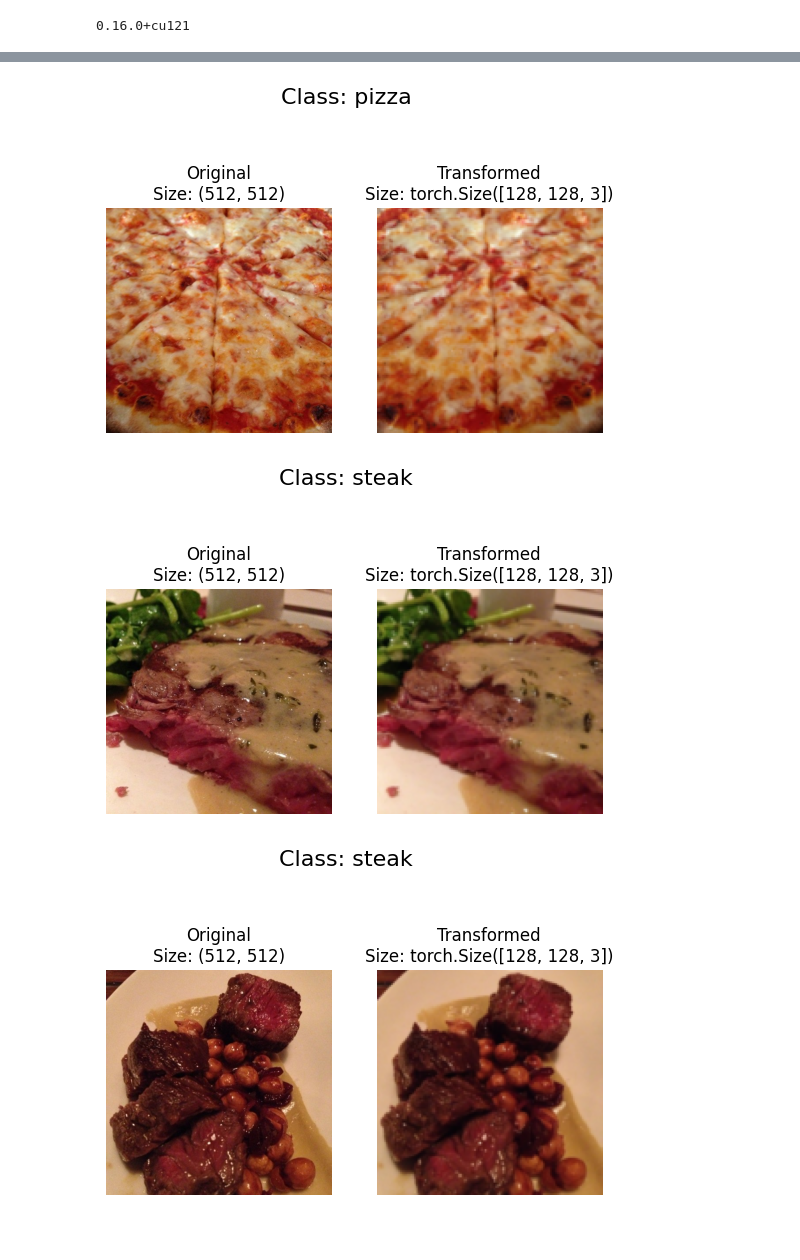
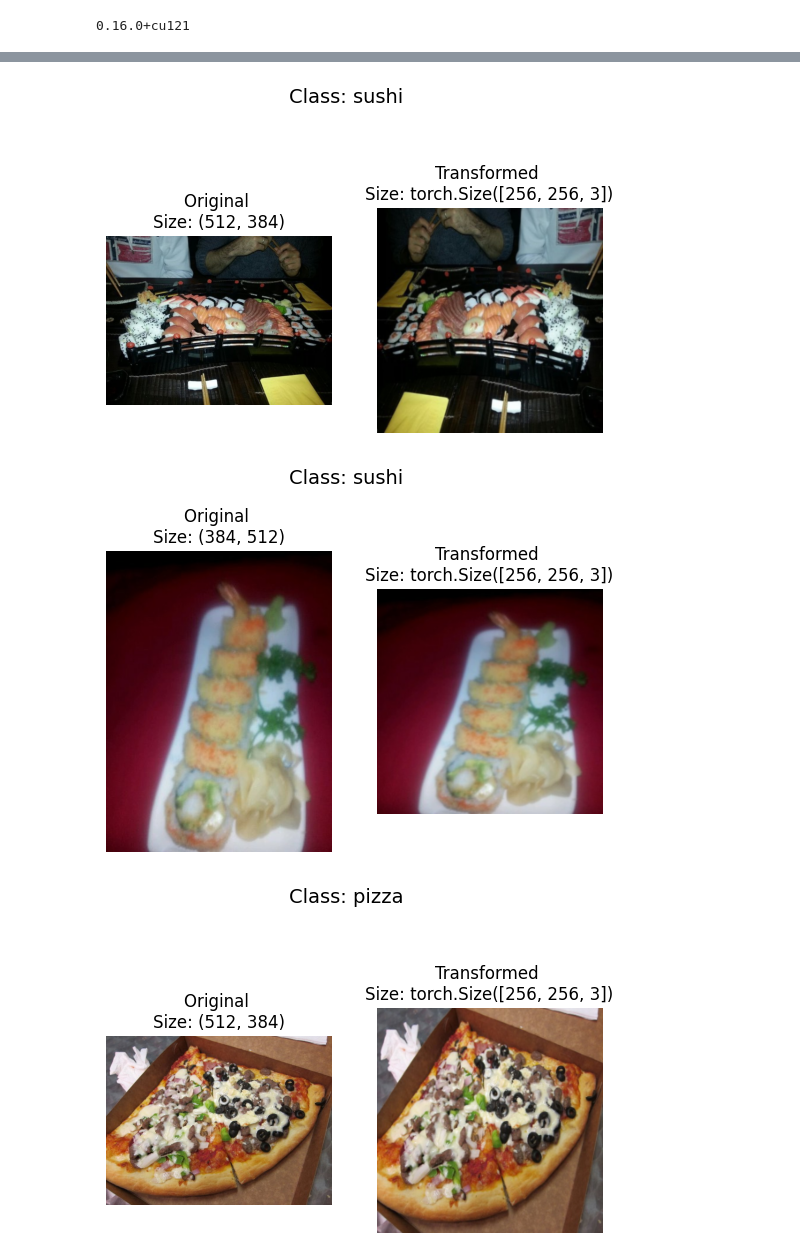
Before and after one commit to LuluW8071/Data-Science, a Jupyter notebook: Pytorch/04_PyTorch_Custom_Datasets/00_PyTorch_Custom_Datasets.ipynb, the cells around one changed output, grey strips where cells are left out. Cells and saved outputs as stored; diff of their text form; code cells hidden in the pictures; blank space fills up the shorter version.

Commit message:
[UPDATE] PyTorch Dataloders, [Ongoing] Custom Dataloaders

```diff
--- a/Pytorch/04_PyTorch_Custom_Datasets/00_PyTorch_Custom_Datasets.ipynb
+++ b/Pytorch/04_PyTorch_Custom_Datasets/00_PyTorch_Custom_Datasets.ipynb
@@ -257,8 +256,8 @@ print(torchvision.__version__)
 # %%
 # Write a transform for image
 data_transform = transforms.Compose([
-    # Resize our images to 128x128
-    transforms.Resize(size = (128, 128)),
+    # Resize our images to 256x256
+    transforms.Resize(size = (256, 256)),
     # Flip the images randomly on the horizontally
     transforms.RandomHorizontalFlip(p = 0.5),
     # Turn image into Tensor
@@ -288,30 +287,31 @@ transformed_data, transformed_data.shape, transformed_data.dtype
  torch.float32)
 # %%
-def plot_transformed_images(image_paths, transform, n = 3, seed = 42):
+def plot_transformed_images(image_paths, transform, n, seed):
   """Selects random images from a path of images and loads/transforms them then plots the original vs the transformed version."""
-  if seed:
-    random.seed(seed)
+  # random.seed(seed)
   random_image_paths = random.sample(image_paths, k=n)
   for image_path in random_image_paths:
-    with Image.open(image_path) as f:
-      fig, ax = plt.subplots(nrows=1, ncols=2)
-      ax[0].imshow(f)
-      ax[0].set_title(f"Original\nSize: {f.size}")
-      ax[0].axis(False)
+      with Image.open(image_path) as f:
+          fig, ax = plt.subplots(1, 2)
+          ax[0].imshow(f)
+          ax[0].set_title(f"Original \nSize: {f.size}")
+          ax[0].axis("off")
 
-      # Transform and plot target image
-      transformed_image = transform(f).permute(1,2,0)
-      ax[1].imshow(transformed_image)
-      ax[1].set_title(f"Transformed\nSize: {transformed_image.shape}")
-      ax[1].axis("off")
+          # Transform and plot image
+          # Note: permute() will change shape of image to suit matplotlib
+          # (PyTorch default is [C, H, W] but Matplotlib is [H, W, C])
+          transformed_image = transform(f).permute(1, 2, 0)
+          ax[1].imshow(transformed_image)
+          ax[1].set_title(f"Transformed \nSize: {transformed_image.shape}")
+          ax[1].axis("off")
 
-      fig.suptitle(f"Class: {image_path.parent.stem}", fontsize=16)
+          fig.suptitle(f"Class: {image_path.parent.stem}", fontsize=14)
 
-plot_transformed_images(image_paths = image_path_list,
-                        transform = data_transform,
+plot_transformed_images(image_path_list,
+                        transform=data_transform,
                         n = 3,
                         seed = 42)
 # %% [output]
-[figure, old version]
+[figure, new version]
-[figure, old version]
+[figure, new version]
-[figure, old version]
+[figure, new version]
```
Also changed, not shown: parts of 20 cells of this notebook.
